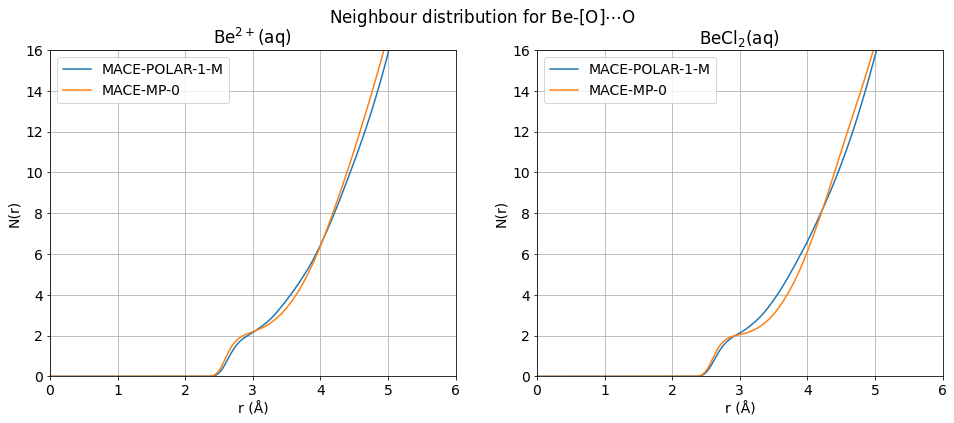
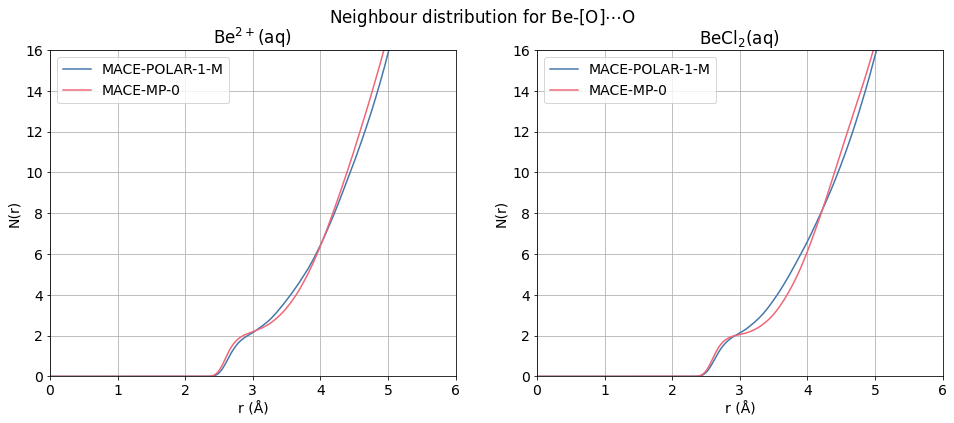
The notebook cell's code change between the first figure and the second:
--- before
+++ after
@@ -11,6 +11,6 @@
     axs[i].grid()
 
-    axs[i].plot(r, POLAR_OO_rdf_data[key]['  Integral'], label='MACE-POLAR-1-M')
-    axs[i].plot(r, MP0_OO_rdf_data[key]['  Integral'], label='MACE-MP-0')
+    axs[i].plot(r, POLAR_OO_rdf_data[key]['  Integral'], color=colour_map['MACE-POLAR-1-M'], label='MACE-POLAR-1-M')
+    axs[i].plot(r, MP0_OO_rdf_data[key]['  Integral'], color=colour_map['MACE-MP-0'], label='MACE-MP-0')
     rmax = POLAR_OO_rdf_data[key]['# Distance / pm'].max()/100
 

Commit: Colours are now more systematic